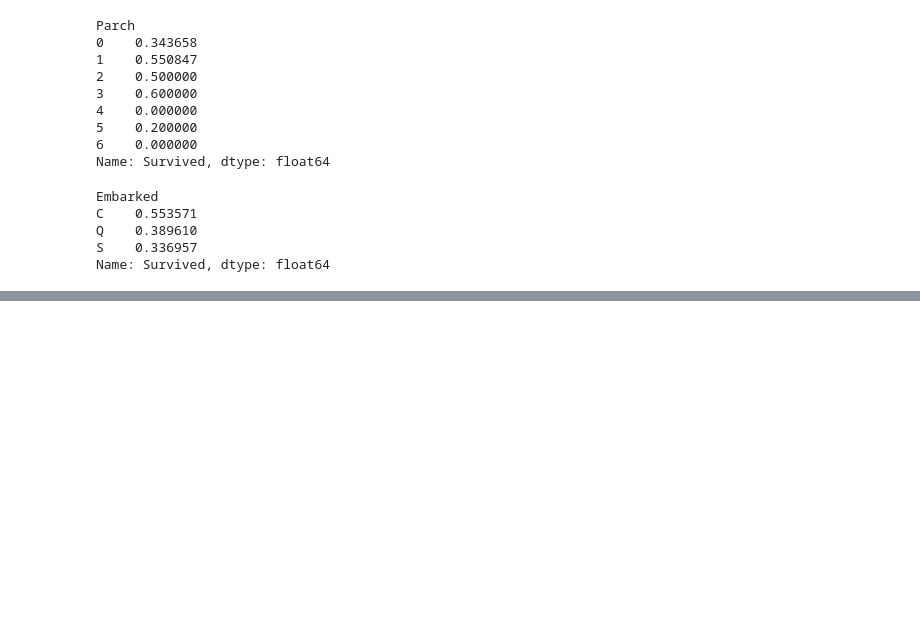
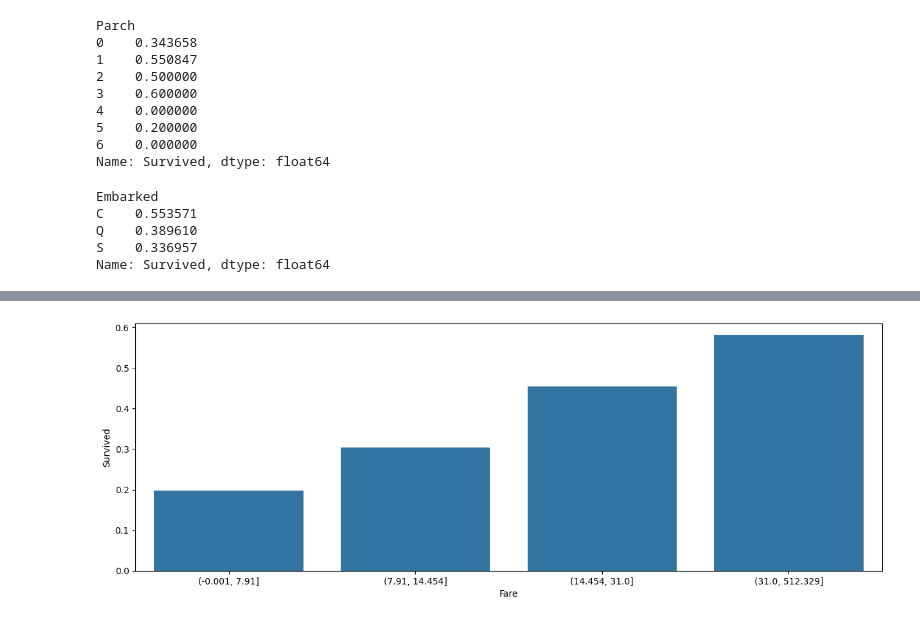
Before and after one commit to Marcin-Rozmus/titanic_ml, a Jupyter notebook: notebook.ipynb, the cells around one changed output, grey strips where cells are left out. Drawn from its saved outputs; the diff is of its cells as text; code cells hidden in the pictures; blank space fills up the shorter version.

```diff
--- a/notebook.ipynb
+++ b/notebook.ipynb
@@ -188,0 +211,8 @@ Name: Survived, dtype: float64
+# %%
+def binning(dataset, x_feature, y_feature):
+    fig, ax = plt.subplots(figsize=[15,5])
+    quartiles = pd.qcut(dataset[x_feature], 4)
+    sns.barplot(x=quartiles, y=dataset[y_feature], errorbar=None)
+binning(df_train, 'Fare', 'Survived')
+# %% [output]
+[figure, added]
```
Also changed, not shown: parts of 3 cells of this notebook.
